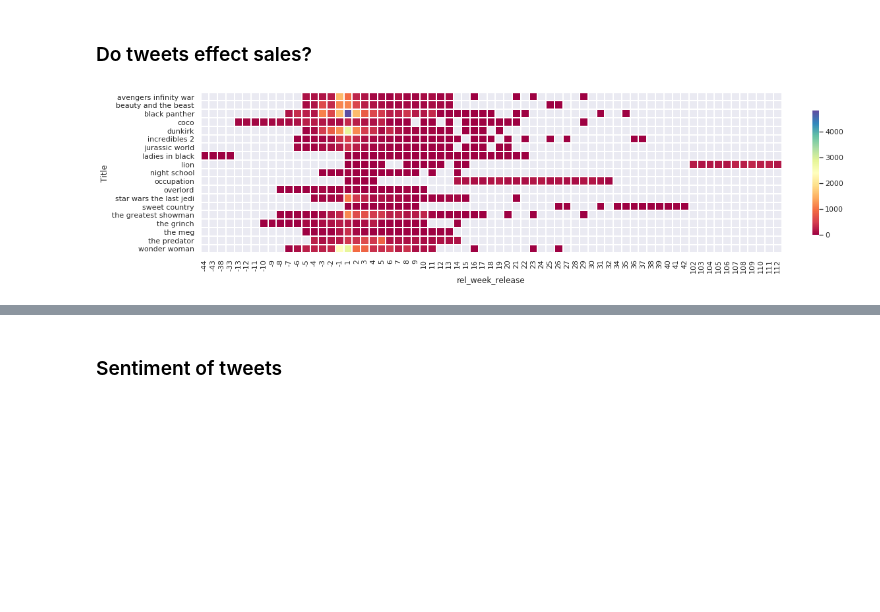
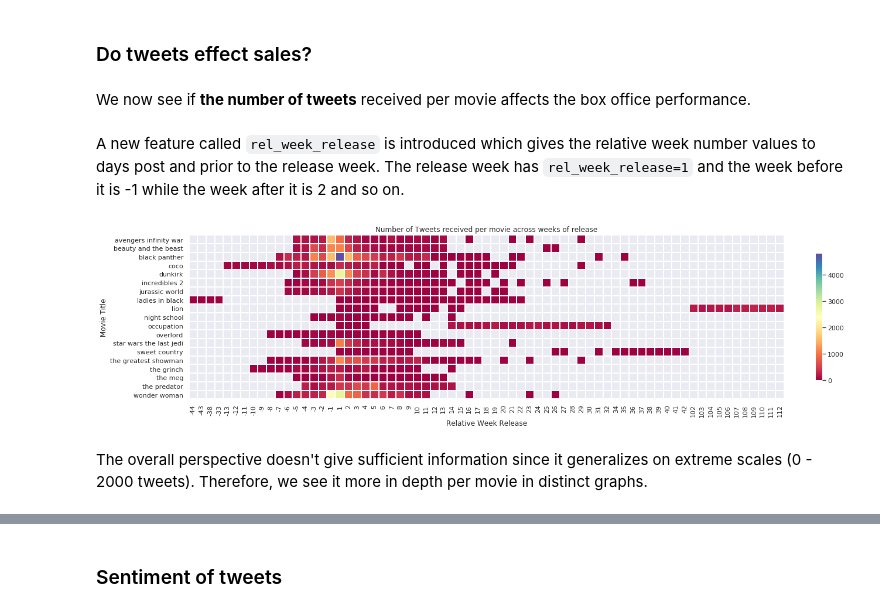
Before and after one commit to tharangni/syn-the-sis-io, a Jupyter notebook: 2_analysis_results.ipynb, the cells around one changed output, grey strips where cells are left out. Cells and saved outputs as stored; diff of their text form; code cells hidden in the pictures; blank space fills up the shorter version.

Commit message:
adding information

```diff
--- a/2_analysis_results.ipynb
+++ b/2_analysis_results.ipynb
@@ -60,9 +52,9 @@ df_title['end_date'] = pd.to_datetime(df_title['end_date'])
 # %% [markdown]
 --------
-# %%
-plt.rcParams['figure.figsize'] = [16, 10]
-sns.set(color_codes=True)
 # %% [markdown]
 # Analysis through feature engineering and visualization
+# %%
+plt.rcParams['figure.figsize'] = [18, 10]
+sns.set(color_codes=True)
 # %% [markdown]
 ## Cumulative movie sales in the box office:
@@ -147,3 +154,5 @@ week_releases = sns.heatmap(
 # %% [markdown]
 ### Do tweets effect sales?
+# %% [markdown]
+We now see if __the number of tweets__ received per movie affects the box office performance.
 # %%
@@ -180,6 +190,8 @@ box_vs_tweets = (box_vs_tweets
                  .fillna(0))
 # %%
 # box_vs_tweets.sort_values(by='tweets_received', ascending=False).head(10)
+# %% [markdown]
+A new feature called `rel_week_release` is introduced which gives the relative week number values to days post and prior to the release week. The release week has `rel_week_release=1` and the week before it is -1 while the week after it is 2 and so on.
 # %%
 box_vs_tweets["rel_week_release"] = 0
 
@@ -214,15 +226,20 @@ bvt2 = (bvt.groupby(['Title', 'rel_week_release'])['tweets_received'].sum().unst
 # %%
 # number of tweets varying as weeks progress in the box office
 qwt = sns.heatmap(
     bvt2,
     square=True,
     cbar_kws={'fraction' : 0.01},
     cmap='Spectral',
     linewidth=1
 );
+qwt.set_xlabel("Relative Week Release")
+qwt.set_ylabel("Movie Title")
+qwt.set_title("Number of Tweets received per movie across weeks of release")
 plt.tight_layout()
 # %% [output]
-[figure, old version]
+[figure, new version]
+# %% [markdown]
+The overall perspective doesn't give sufficient information since it generalizes on extreme scales (0 - 2000 tweets). Therefore, we see it more in depth per movie in distinct graphs.
 # %%
 for group in box_vs_tweets.groupby(['movie_id_t']):
 
```
Also changed, not shown: parts of 18 cells of this notebook, 1 other file.
